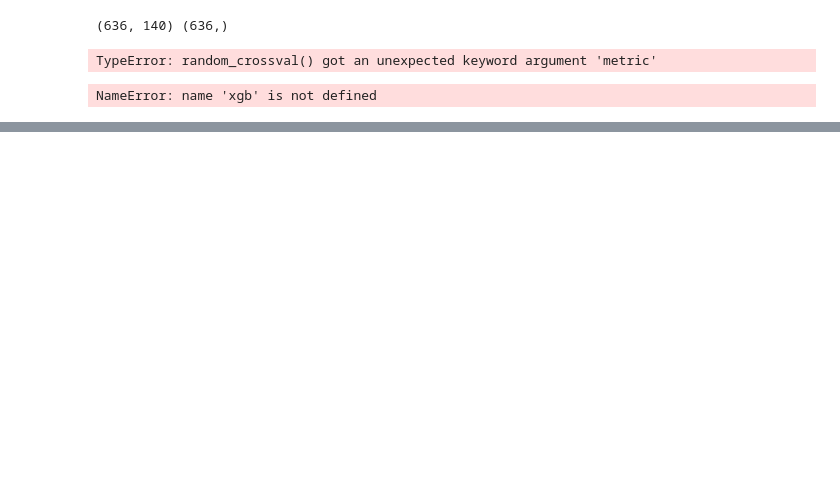
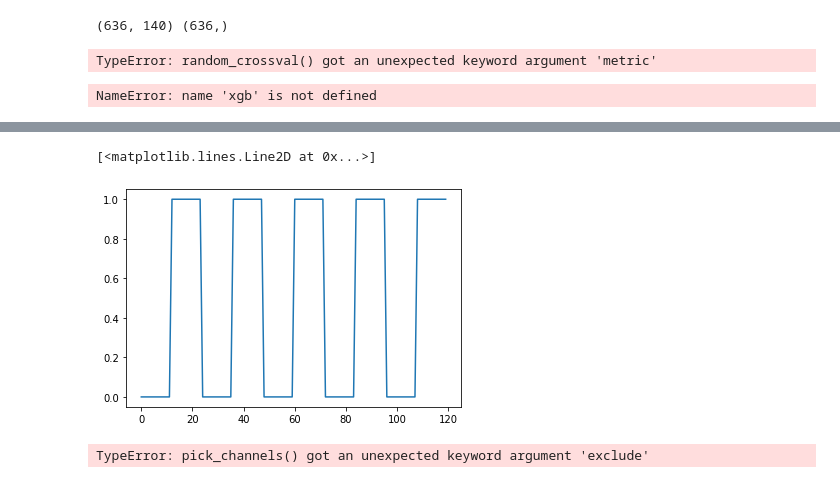
Before and after one commit to tidiane-camaret/psid, a Jupyter notebook: may_17/tests.ipynb, the cells around one changed output, grey strips where cells are left out. Cells and saved outputs as stored; diff of their text form; code cells hidden in the pictures; blank space fills up the shorter version.

```diff
--- a/may_17/tests.ipynb
+++ b/may_17/tests.ipynb
@@ -81,0 +98,5 @@ NameError: name 'xgb' is not defined
+# %%
+exp="1"
+# %%
+epochs = mne.read_epochs("data/VP" + exp + "_epo.fif")
+ica_model = mne.preprocessing.read_ica("data/VP" + exp + "_ica.fif")
@@ -81,0 +139,11 @@ NameError: name 'xgb' is not defined
+# %%
+import numpy as np
+stim_idx = epochs.info['ch_names'].index('stim')
+stim = np.nanmean(epochs.get_data()[:, stim_idx, :], axis=1)
+#np.asarray(epochs.get_data()[:, stim_idx, :])
+# %%
+import matplotlib.pyplot as plt
+plt.plot(stim)
+# %% [output]
+[<matplotlib.lines.Line2D at 0x...>]
+[figure, added]
@@ -81,0 +153,4 @@ NameError: name 'xgb' is not defined
+# %%
+epochs.copy().pick_channels(epochs.copy().info['ch_names'],exclude=["stim"]).info['ch_names']
+# %% [output]
+TypeError: pick_channels() got an unexpected keyword argument 'exclude'
```
Also changed, not shown: parts of 10 cells of this notebook, 6 other files.
